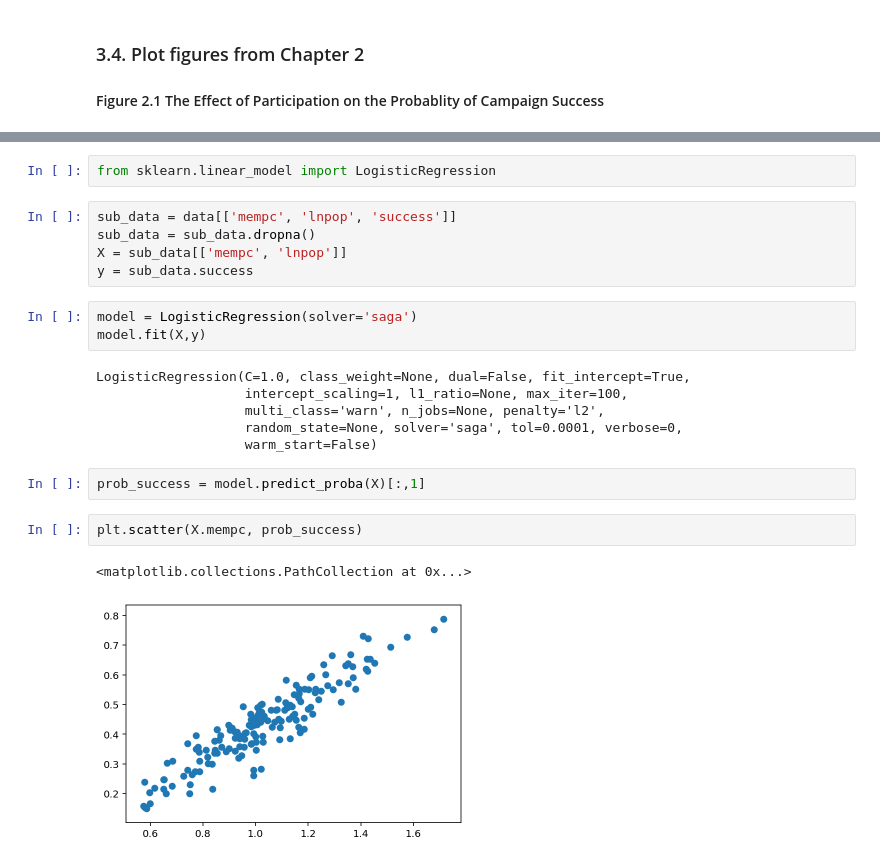
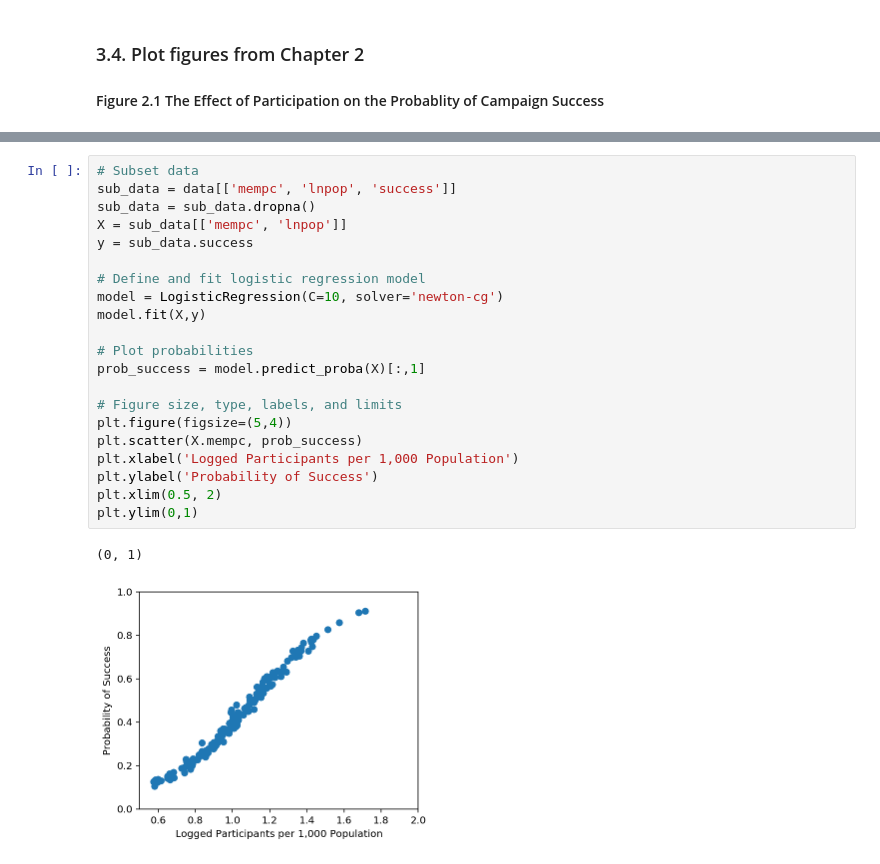
Before and after one commit to orlando-trejo/ginsberg-center-tutorials, a Jupyter notebook: ginsberg-tutorials-python/data_load_explore.ipynb, the cells around one changed output, grey strips where cells are left out. Cells and saved outputs as stored; diff of their text form.

Commit message:
Update plot for Figure 2.1

```diff
--- a/ginsberg-tutorials-python/data_load_explore.ipynb
+++ b/ginsberg-tutorials-python/data_load_explore.ipynb
@@ -396,23 +395,24 @@ dct_descriptors['mempc']
-# %%
-from sklearn.linear_model import LogisticRegression
-# %%
-sub_data = data[['mempc', 'lnpop', 'success']]
-sub_data = sub_data.dropna()
-X = sub_data[['mempc', 'lnpop']]
-y = sub_data.success
-# %%
-model = LogisticRegression(solver='saga')
-model.fit(X,y)
-# %% [output]
-LogisticRegression(C=1.0, class_weight=None, dual=False, fit_intercept=True,
-                   intercept_scaling=1, l1_ratio=None, max_iter=100,
-                   multi_class='warn', n_jobs=None, penalty='l2',
-                   random_state=None, solver='saga', tol=0.0001, verbose=0,
-                   warm_start=False)
-# %%
-prob_success = model.predict_proba(X)[:,1]
-# %%
-plt.scatter(X.mempc, prob_success)
-# %% [output]
-<matplotlib.collections.PathCollection at 0x...>
-[figure, removed]
+# %%
+# Subset data
+sub_data = data[['mempc', 'lnpop', 'success']]
+sub_data = sub_data.dropna()
+X = sub_data[['mempc', 'lnpop']]
+y = sub_data.success
+
+# Define and fit logistic regression model
+model = LogisticRegression(C=10, solver='newton-cg')
+model.fit(X,y)
+
+# Plot probabilities
+prob_success = model.predict_proba(X)[:,1]
+
+# Figure size, type, labels, and limits
+plt.figure(figsize=(5,4))
+plt.scatter(X.mempc, prob_success)
+plt.xlabel('Logged Participants per 1,000 Population')
+plt.ylabel('Probability of Success')
+plt.xlim(0.5, 2)
+plt.ylim(0,1)
+# %% [output]
+(0, 1)
+[figure, added]
```
Also changed, not shown: parts of 2 cells of this notebook.
